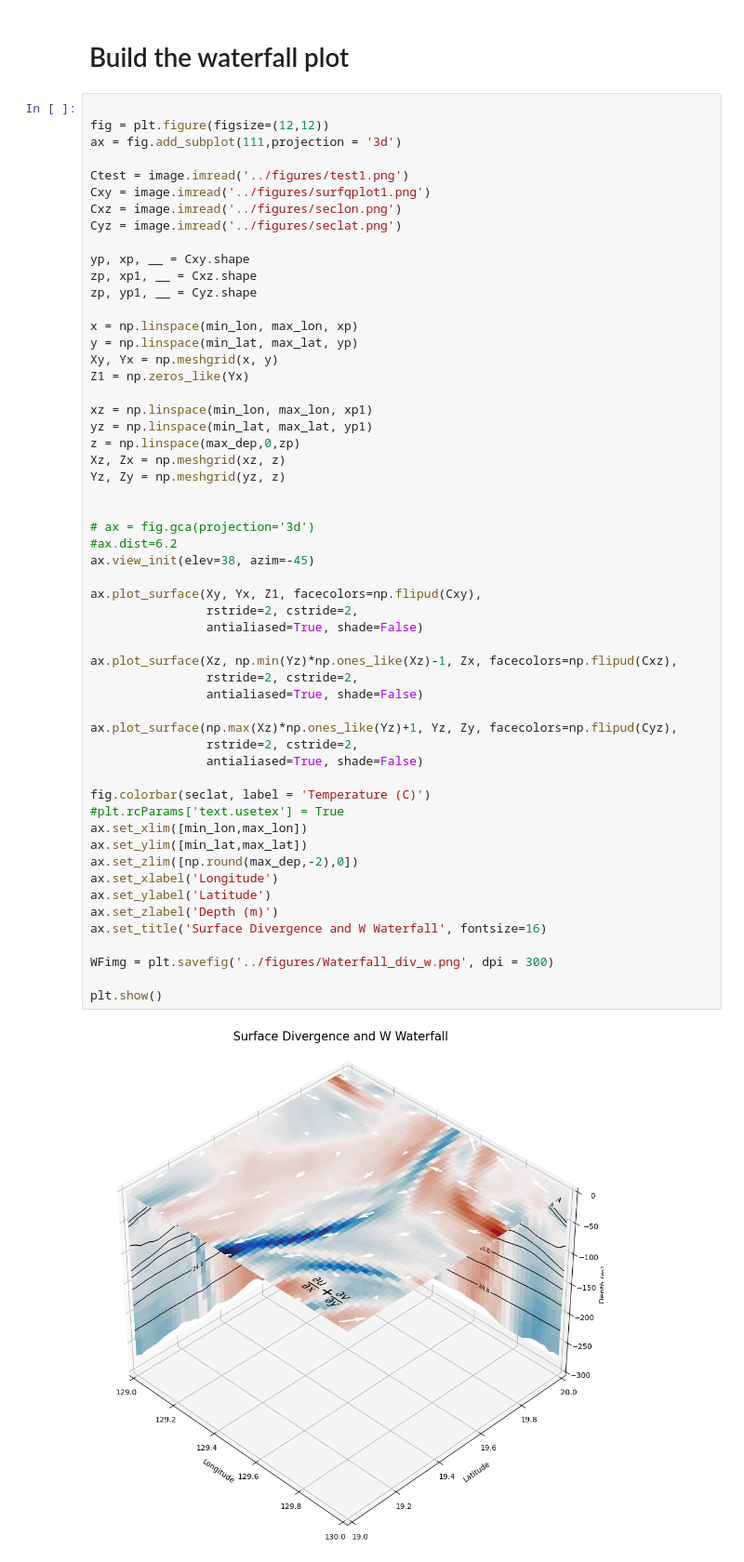
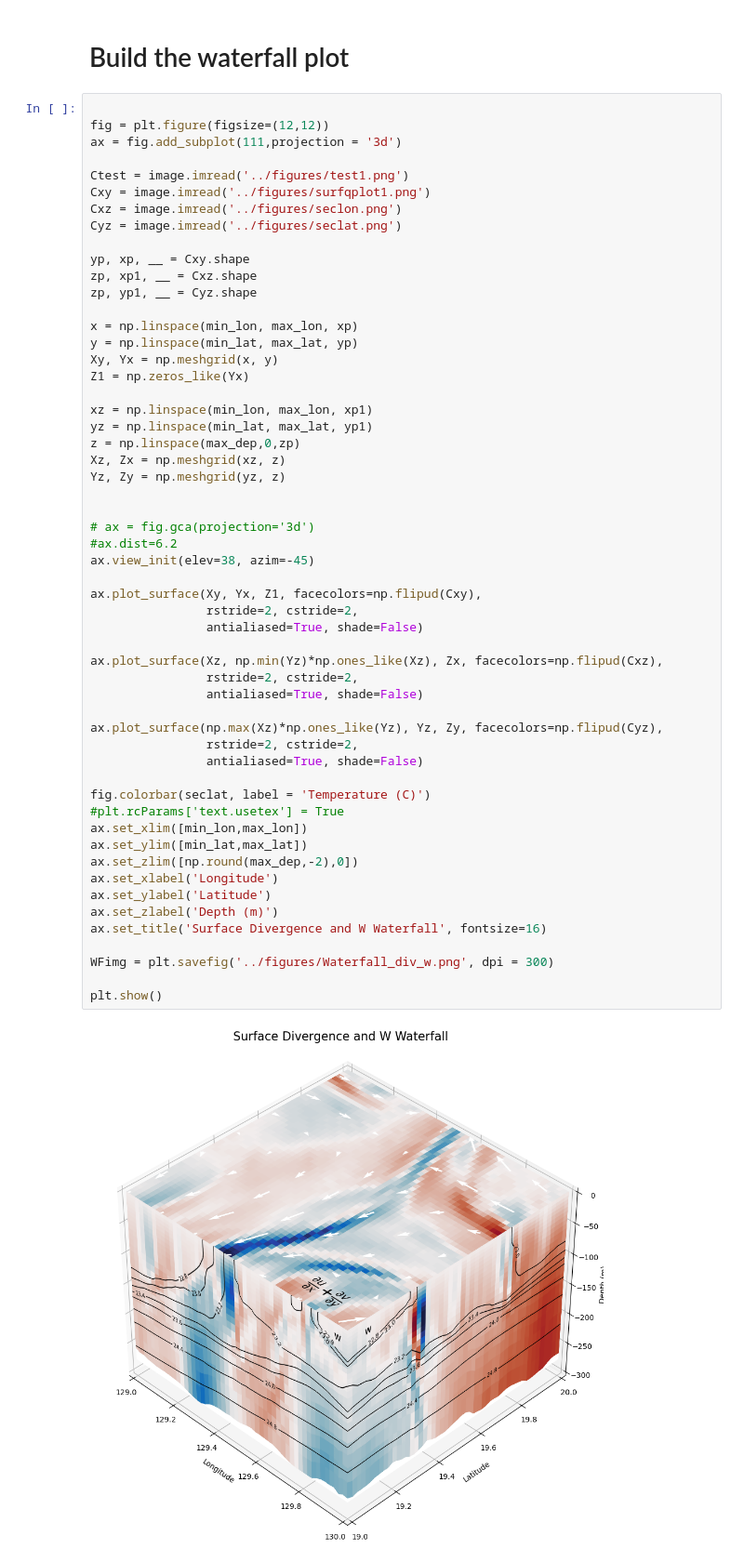
Before and after one commit to ChadDGibson/ROMS-Waterfall, a Jupyter notebook: analysis/Div_W_Waterfall.ipynb, the cells around one changed output. Shown at 93% size. Saved outputs shown, nothing was run; the diff lists cells and outputs as text.

```diff
--- a/analysis/Div_W_Waterfall.ipynb
+++ b/analysis/Div_W_Waterfall.ipynb
@@ -379,33 +381,33 @@ Yz, Zy = np.meshgrid(yz, z)
 
 
 # ax = fig.gca(projection='3d')
 #ax.dist=6.2
 ax.view_init(elev=38, azim=-45)
 
 ax.plot_surface(Xy, Yx, Z1, facecolors=np.flipud(Cxy),
                 rstride=2, cstride=2,
                 antialiased=True, shade=False)
 
-ax.plot_surface(Xz, np.min(Yz)*np.ones_like(Xz)-1, Zx, facecolors=np.flipud(Cxz),
+ax.plot_surface(Xz, np.min(Yz)*np.ones_like(Xz), Zx, facecolors=np.flipud(Cxz),
                 rstride=2, cstride=2,
                 antialiased=True, shade=False)
 
-ax.plot_surface(np.max(Xz)*np.ones_like(Yz)+1, Yz, Zy, facecolors=np.flipud(Cyz),
+ax.plot_surface(np.max(Xz)*np.ones_like(Yz), Yz, Zy, facecolors=np.flipud(Cyz),
                 rstride=2, cstride=2,
                 antialiased=True, shade=False)
 
 fig.colorbar(seclat, label = 'Temperature (C)')
 #plt.rcParams['text.usetex'] = True
 ax.set_xlim([min_lon,max_lon])
 ax.set_ylim([min_lat,max_lat])
 ax.set_zlim([np.round(max_dep,-2),0])
 ax.set_xlabel('Longitude')
 ax.set_ylabel('Latitude')
 ax.set_zlabel('Depth (m)')
 ax.set_title('Surface Divergence and W Waterfall', fontsize=16)
 
 WFimg = plt.savefig('../figures/Waterfall_div_w.png', dpi = 300)
 
 plt.show()
 # %% [output]
-[figure, old version]
+[figure, new version]
```
Also changed, not shown: parts of 2 cells of this notebook, 5 other files.
